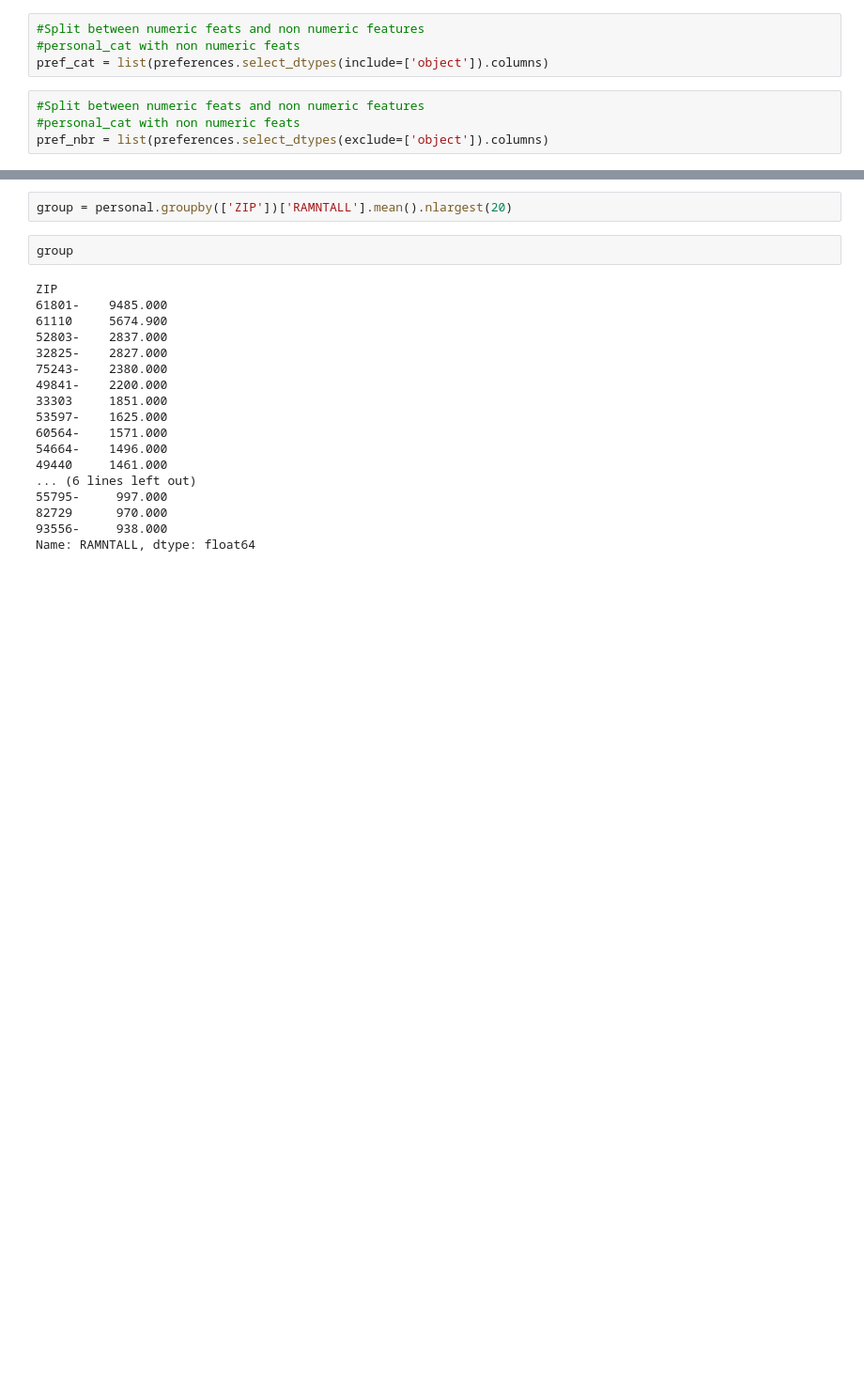
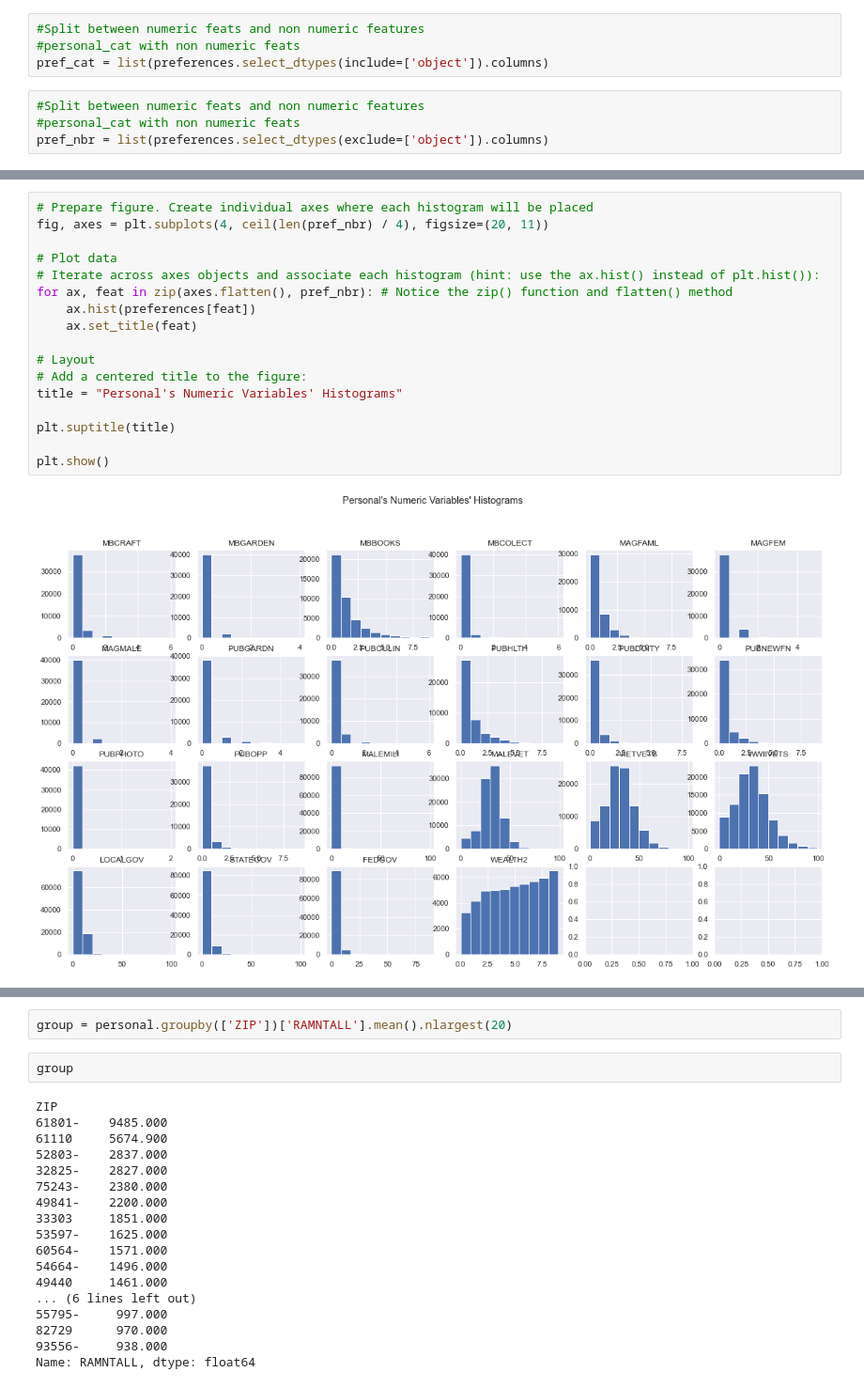
Before and after one commit to RicardoSantos0/Proj-DM, a Jupyter notebook: Projeto/DM_Project .ipynb, the cells around one changed output, grey strips where cells are left out. Shown at 94% size. Drawn from its saved outputs; the diff is of its cells as text; blank space fills up the shorter version.

```diff
--- a/Projeto/DM_Project .ipynb
+++ b/Projeto/DM_Project .ipynb
@@ -277,0 +342,19 @@ pref_nbr = list(preferences.select_dtypes(exclude=['object']).columns)
+# %%
+# Prepare figure. Create individual axes where each histogram will be placed
+fig, axes = plt.subplots(4, ceil(len(pref_nbr) / 4), figsize=(20, 11))
+
+# Plot data
+# Iterate across axes objects and associate each histogram (hint: use the ax.hist() instead of plt.hist()):
+for ax, feat in zip(axes.flatten(), pref_nbr): # Notice the zip() function and flatten() method
+    ax.hist(preferences[feat])
+    ax.set_title(feat)
+
+# Layout
+# Add a centered title to the figure:
+title = "Personal's Numeric Variables' Histograms"
+
+plt.suptitle(title)
+
+plt.show()
+# %% [output]
+[figure, added]
```
Also changed, not shown: parts of 25 cells of this notebook.
